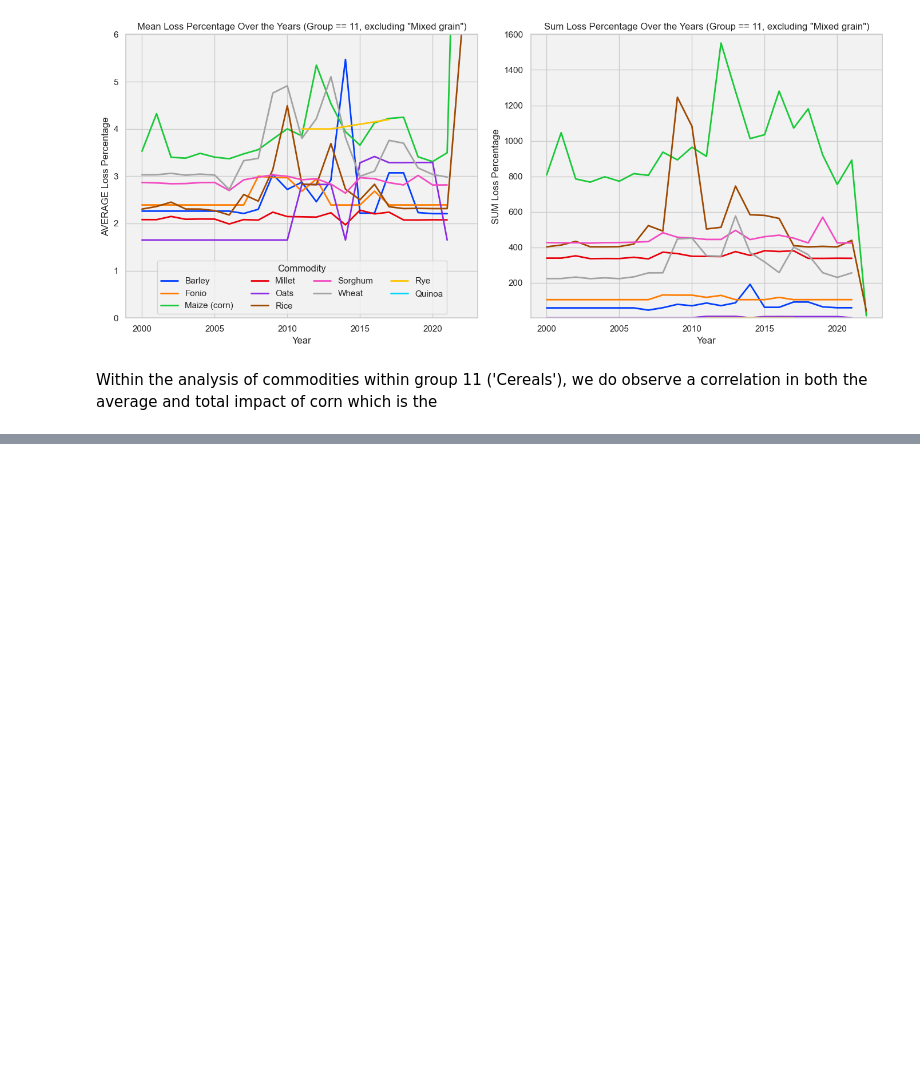
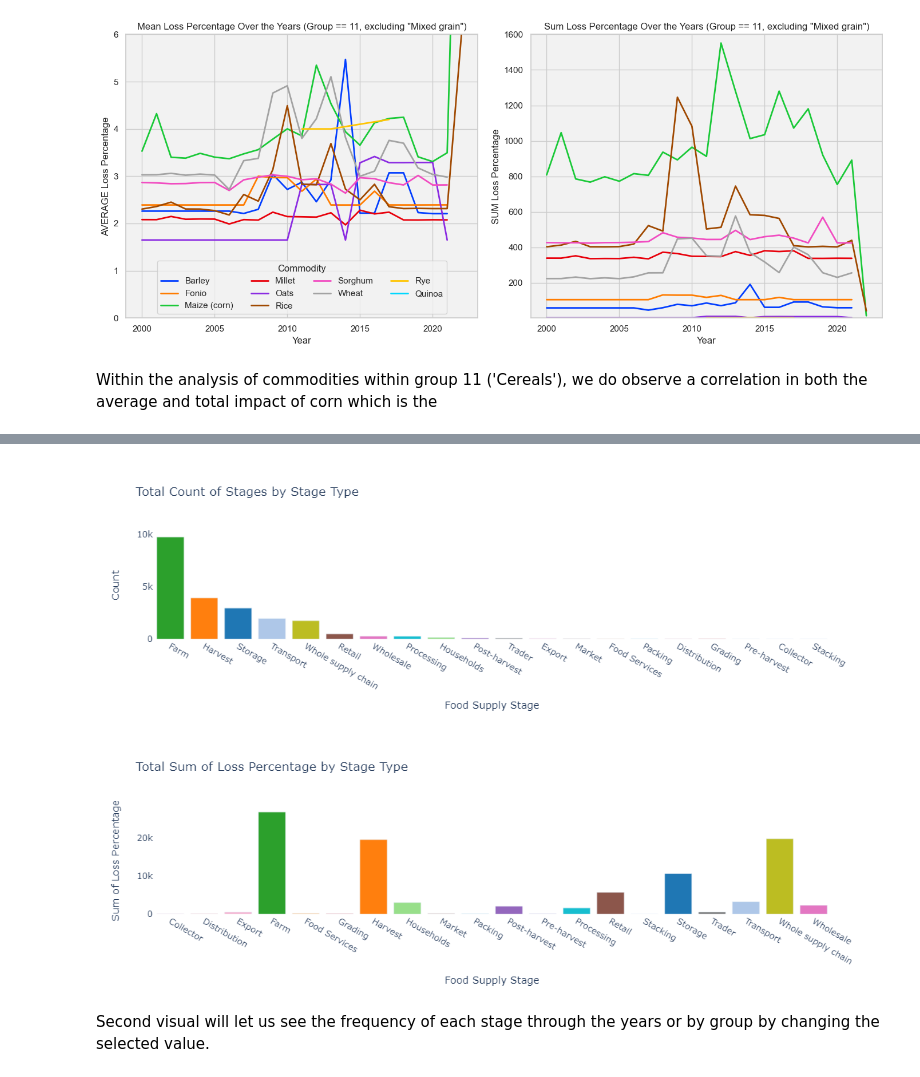
Before and after one commit to psaeztorres/CodeOp_Final_Project, a Jupyter notebook: visualization.ipynb, the cells around one changed output, grey strips where cells are left out. Drawn from its saved outputs; the diff is of its cells as text; code cells hidden in the pictures; blank space fills up the shorter version.

Commit message:
visualizations on its way

```diff
--- a/visualization.ipynb
+++ b/visualization.ipynb
@@ -471,0 +517,40 @@ Within the analysis of commodities within group 11 ('Cereals'), we do observe a
+# %%
+stages_df = fao_data[['year', 'country', 'group', 'food_supply_stage','loss_percentage']]
+# %%
+color_palette = {
+    'Storage': '#1f77b4', 'Harvest': '#ff7f0e', 'Farm': '#2ca02c', 'nan': '#d62728',
+    'Post-harvest': '#9467bd', 'Retail': '#8c564b', 'Wholesale': '#e377c2', 'Trader': '#7f7f7f',
+    'Whole supply chain': '#bcbd22', 'Processing': '#17becf', 'Transport': '#aec7e8',
+    'Distribution': '#ff9896', 'Households': '#98df8a', 'Food Services': '#ffbb78',
+    'Export': '#f7b6d2', 'Pre-harvest': '#c5b0d5', 'Market': '#c49c94', 'Collector': '#f2b4c6',
+    'Stacking': '#dbdb8d', 'Packing': '#9edae5', 'Grading': '#d62728'
+}
+
+# Aggregate data to get total count of stages per stage type
+count_per_stage_type = stages_df['food_supply_stage'].value_counts().reset_index()
+count_per_stage_type.columns = ['food_supply_stage', 'count']
+
+# Aggregate data to get total sum of loss percentage per stage type
+sum_loss_per_stage_type = stages_df.groupby('food_supply_stage')['loss_percentage'].sum().reset_index()
+
+# Create the first bar plot to show the total count of stages per stage type
+fig1 = px.bar(count_per_stage_type, x='food_supply_stage', y='count', title='Total Count of Stages by Stage Type',
+              color='food_supply_stage', color_discrete_map=color_palette)
+fig1.update_layout(xaxis_title='Food Supply Stage', yaxis_title='Count', plot_bgcolor='white', showlegend=False)
+fig1.update_layout(width=int(900))
+
+# Create the second bar plot to show the total sum of loss percentage per stage type
+fig2 = px.bar(sum_loss_per_stage_type, x='food_supply_stage', y='loss_percentage',
+              title='Total Sum of Loss Percentage by Stage Type', color='food_supply_stage',
+              color_discrete_map=color_palette)
+fig2.update_layout(xaxis_title='Food Supply Stage', yaxis_title='Sum of Loss Percentage', plot_bgcolor='white', showlegend=False)
+fig2.update_layout(width=int(900))
+
+# Show the parallel bar plots
+fig1.show()
+fig2.show()
+# %% [output]
+[figure, added]
+[figure, added]
+# %% [markdown]
+Second visual will let us see the frequency of each stage through the years or by group by changing the selected value.
```
Also changed, not shown: parts of 26 cells of this notebook.
